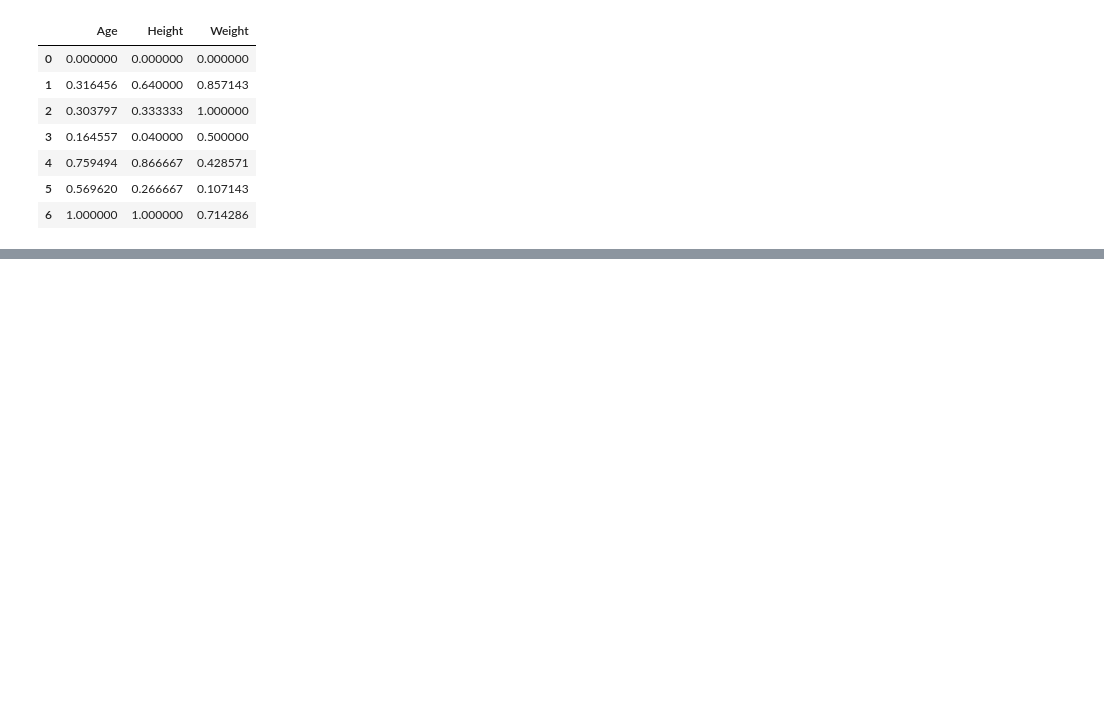
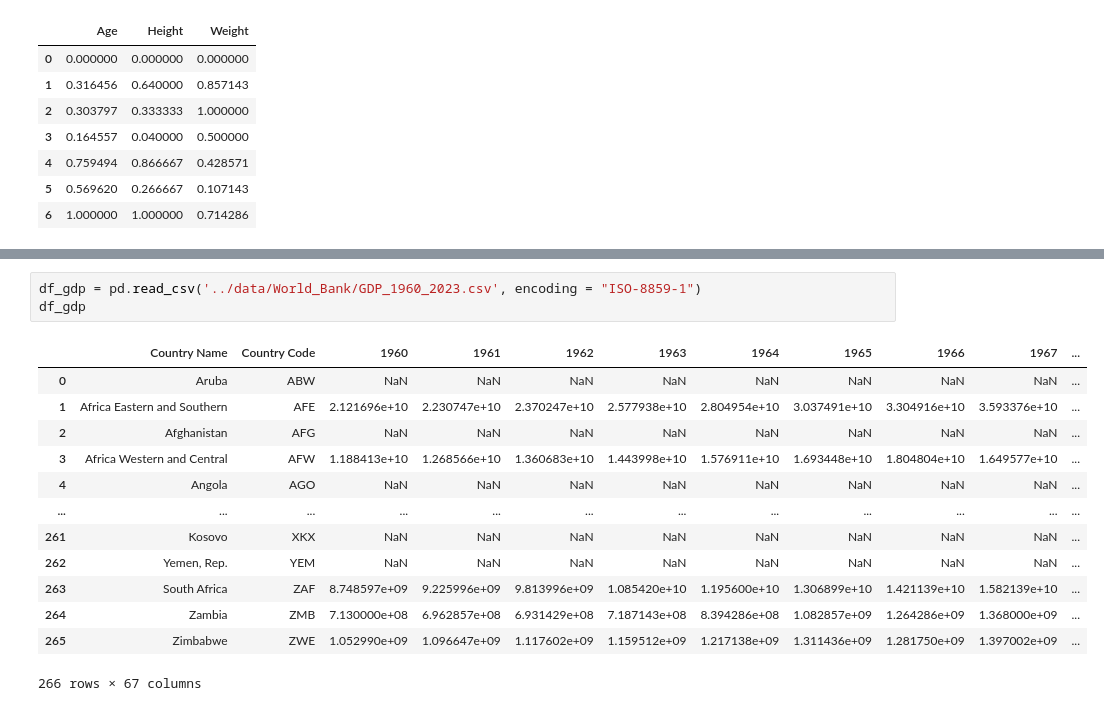
Before and after one commit to JimGile/group3-project1, a Jupyter notebook: src/jg_scratch.ipynb, the cells around one changed output, grey strips where cells are left out. Saved outputs shown, nothing was run; the diff lists cells and outputs as text; blank space fills up the shorter version.

```diff
--- a/src/jg_scratch.ipynb
+++ b/src/jg_scratch.ipynb
@@ -164,0 +216,17 @@ df
+# %%
+df_gdp = pd.read_csv('../data/World_Bank/GDP_1960_2023.csv', encoding = "ISO-8859-1")
+df_gdp
+# %% [output]
+|  | Country Name | Country Code | 1960 | 1961 | 1962 | 1963 | 1964 | 1965 | 1966 | 1967 | ... |
+| 0 | Aruba | ABW | NaN | NaN | NaN | NaN | NaN | NaN | NaN | NaN | ... |
+| 1 | Africa Eastern and Southern | AFE | 2.121696e+10 | 2.230747e+10 | 2.370247e+10 | 2.577938e+10 | 2.804954e+10 | 3.037491e+10 | 3.304916e+10 | 3.593376e+10 | ... |
+| 2 | Afghanistan | AFG | NaN | NaN | NaN | NaN | NaN | NaN | NaN | NaN | ... |
+| 3 | Africa Western and Central | AFW | 1.188413e+10 | 1.268566e+10 | 1.360683e+10 | 1.443998e+10 | 1.576911e+10 | 1.693448e+10 | 1.804804e+10 | 1.649577e+10 | ... |
+| 4 | Angola | AGO | NaN | NaN | NaN | NaN | NaN | NaN | NaN | NaN | ... |
+| ... | ... | ... | ... | ... | ... | ... | ... | ... | ... | ... | ... |
+| 261 | Kosovo | XKX | NaN | NaN | NaN | NaN | NaN | NaN | NaN | NaN | ... |
+| 262 | Yemen, Rep. | YEM | NaN | NaN | NaN | NaN | NaN | NaN | NaN | NaN | ... |
+| 263 | South Africa | ZAF | 8.748597e+09 | 9.225996e+09 | 9.813996e+09 | 1.085420e+10 | 1.195600e+10 | 1.306899e+10 | 1.421139e+10 | 1.582139e+10 | ... |
+| 264 | Zambia | ZMB | 7.130000e+08 | 6.962857e+08 | 6.931429e+08 | 7.187143e+08 | 8.394286e+08 | 1.082857e+09 | 1.264286e+09 | 1.368000e+09 | ... |
+| 265 | Zimbabwe | ZWE | 1.052990e+09 | 1.096647e+09 | 1.117602e+09 | 1.159512e+09 | 1.217138e+09 | 1.311436e+09 | 1.281750e+09 | 1.397002e+09 | ... |
+266 rows × 67 columns
```
Also changed, not shown: parts of 3 cells of this notebook.
